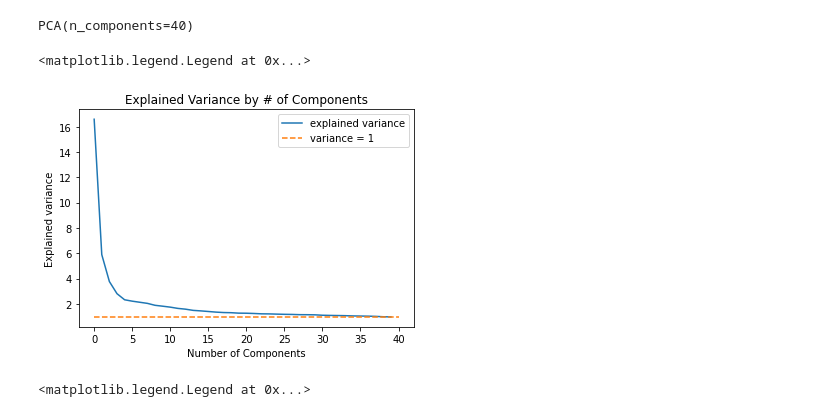
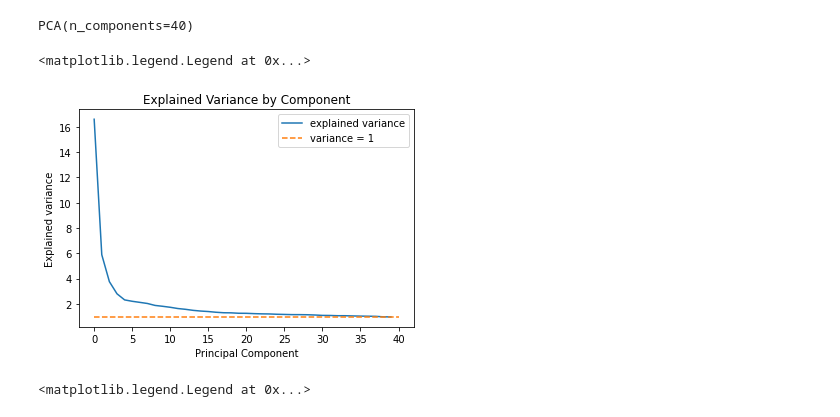
Before and after one commit to aud-z/DeloitteDigitalDemocracy, a Jupyter notebook: DSPM_v1.ipynb, the cells around one changed output. Drawn from its saved outputs; the diff is of its cells as text; code cells hidden in the pictures.

```diff
--- a/DSPM_v1.ipynb
+++ b/DSPM_v1.ipynb
@@ -580,13 +580,13 @@ PCA(n_components=40)
 # %%
 plt.plot(cov.explained_variance_, label = 'explained variance')
 plt.plot([0, 40], [1, 1], '--', label = 'variance = 1')
-plt.title('Explained Variance by # of Components')
-plt.xlabel('Number of Components')
+plt.title('Explained Variance by Component')
+plt.xlabel('Principal Component')
 plt.ylabel('Explained variance')
 plt.legend()
 # %% [output]
 <matplotlib.legend.Legend at 0x...>
-[figure, old version]
+[figure, new version]
 # %%
 plt.plot(cov.explained_variance_ratio_.cumsum(), label = 'cumulative explained variance')
 plt.plot([0, 40], [0.64, 0.64], '--', label = '63% variance')
```
Also changed, not shown: parts of 22 cells of this notebook.
